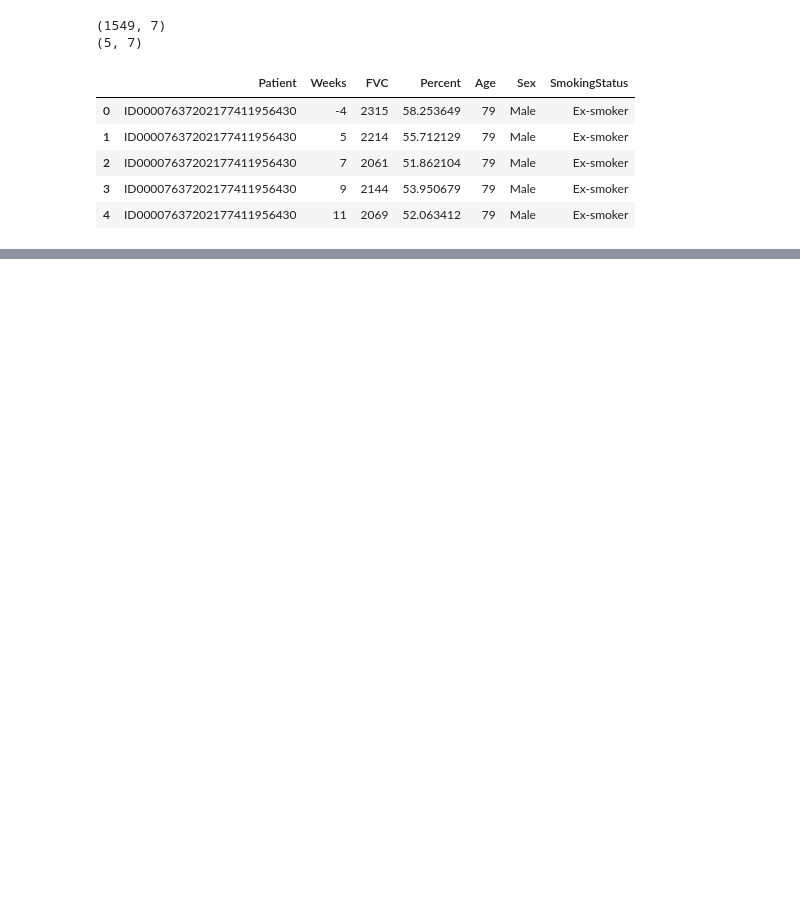
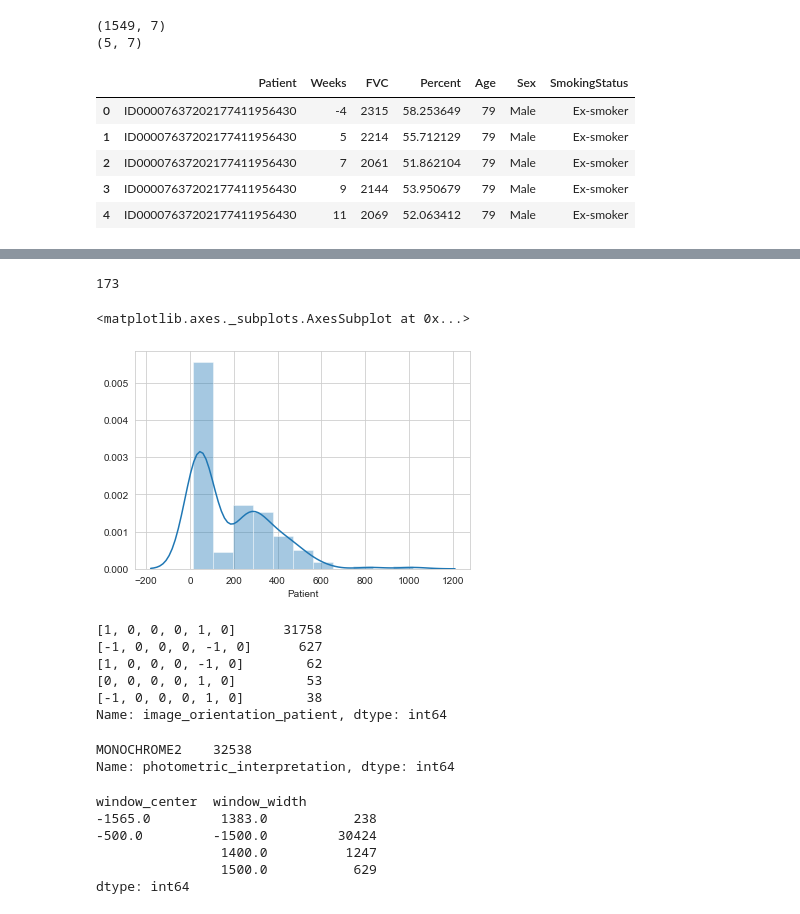
Before and after one commit to vdegenova/osic_kaggle, a Jupyter notebook: OSIC EDA.ipynb, the cells around one changed output, grey strips where cells are left out. Saved outputs shown, nothing was run; the diff lists cells and outputs as text; code cells hidden in the pictures; blank space fills up the shorter version.

```diff
--- a/OSIC EDA.ipynb
+++ b/OSIC EDA.ipynb
@@ -85,0 +159,13 @@ sns.jointplot(x="FVC", y="Age", data=train_df, kind="hex");
+# %%
+meta_data_df = []
+error_log = []
+for filename in tqdm.tqdm(train_dcms):
+    try:
+        meta_data_df.append(extract_dicom_meta_data(filename))
+    except Exception as e:
+        error_log.append((filename, e))
+        continue
+
+# Convert to a pd.DataFrame from dict
+meta_data_df = pd.DataFrame.from_dict(meta_data_df)
+meta_data_df.head()
@@ -85,0 +198,32 @@ sns.jointplot(x="FVC", y="Age", data=train_df, kind="hex");
+# %%
+meta_data_df['Patient'].nunique()
+# %% [output]
+173
+# %%
+sns.distplot(meta_data_df['Patient'].value_counts());
+# %% [output]
+<matplotlib.axes._subplots.AxesSubplot at 0x...>
+[figure, added]
+# %%
+meta_data_df['image_orientation_patient'].apply(lambda x: [int(a) for a in x]).value_counts()
+# %% [output]
+[1, 0, 0, 0, 1, 0]      31758
+[-1, 0, 0, 0, -1, 0]      627
+[1, 0, 0, 0, -1, 0]        62
+[0, 0, 0, 0, 1, 0]         53
+[-1, 0, 0, 0, 1, 0]        38
+Name: image_orientation_patient, dtype: int64
+# %%
+meta_data_df['photometric_interpretation'].value_counts()
+# %% [output]
+MONOCHROME2    32538
+Name: photometric_interpretation, dtype: int64
+# %%
+meta_data_df.groupby(['window_center','window_width']).size()
+# %% [output]
+window_center  window_width
+-1565.0         1383.0           238
+-500.0         -1500.0         30424
+                1400.0          1247
+                1500.0           629
+dtype: int64
```
Also changed, not shown: parts of 23 cells of this notebook, 1 other file.
